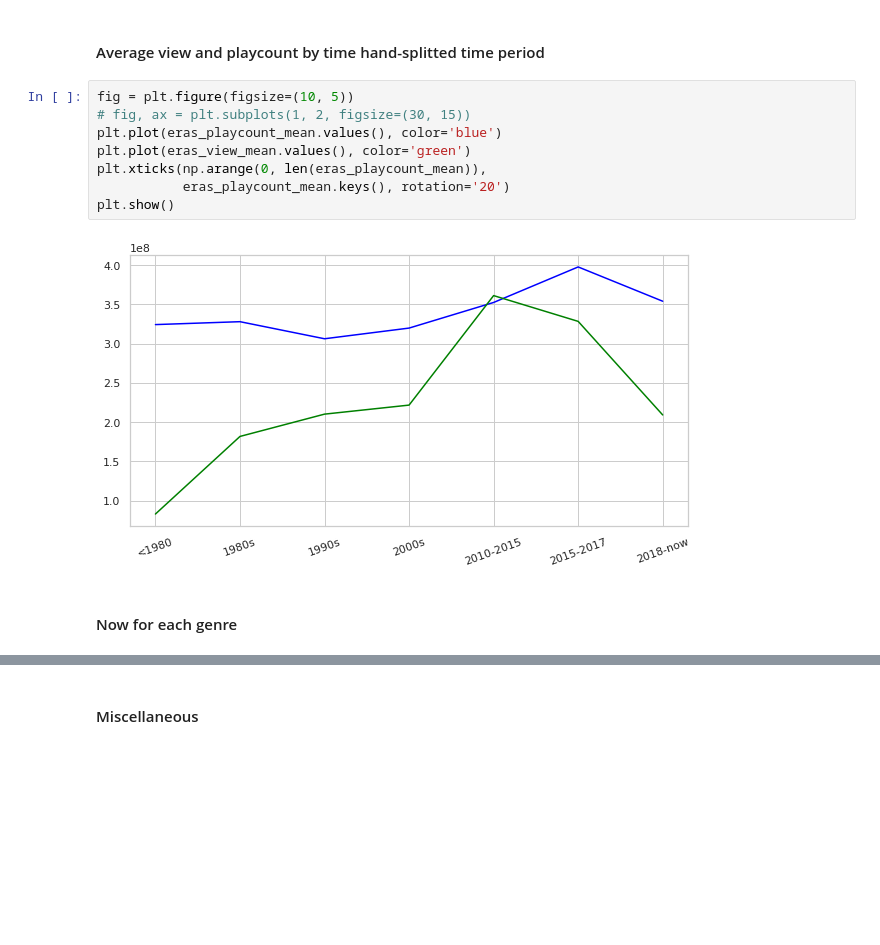
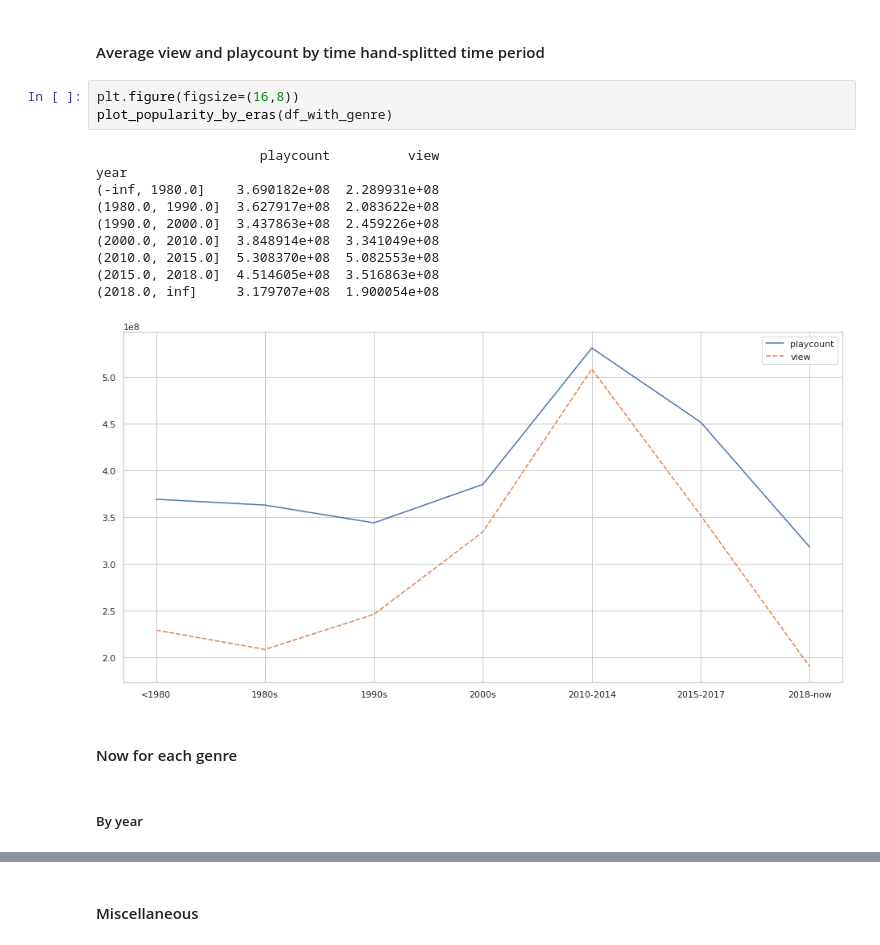
Before and after one commit to vietcheems/Music-Popularity-Analysis, a Jupyter notebook: Analysis/analysis.ipynb, the cells around one changed output, grey strips where cells are left out. Drawn from its saved outputs; the diff is of its cells as text; blank space fills up the shorter version.

```diff
--- a/Analysis/analysis.ipynb
+++ b/Analysis/analysis.ipynb
@@ -670,17 +660,23 @@ plot_popularity(df)
 [figure]
 # %% [markdown]
 #### Average view and playcount by time hand-splitted time period
-# %%
-fig = plt.figure(figsize=(10, 5))
-# fig, ax = plt.subplots(1, 2, figsize=(30, 15))
-plt.plot(eras_playcount_mean.values(), color='blue')
-plt.plot(eras_view_mean.values(), color='green')
-plt.xticks(np.arange(0, len(eras_playcount_mean)),
-           eras_playcount_mean.keys(), rotation='20')
-plt.show()
-# %% [output]
-[figure, removed]
+# %%
+plt.figure(figsize=(16,8))
+plot_popularity_by_eras(df_with_genre)
+# %% [output]
+                     playcount          view
+year
+(-inf, 1980.0]    3.690182e+08  2.289931e+08
+(1980.0, 1990.0]  3.627917e+08  2.083622e+08
+(1990.0, 2000.0]  3.437863e+08  2.459226e+08
+(2000.0, 2010.0]  3.848914e+08  3.341049e+08
+(2010.0, 2015.0]  5.308370e+08  5.082553e+08
+(2015.0, 2018.0]  4.514605e+08  3.516863e+08
+(2018.0, inf]     3.179707e+08  1.900054e+08
+[figure, added]
 # %% [markdown]
 #### Now for each genre
+# %% [markdown]
+##### By year
 # %%
 g = sns.FacetGrid(df_with_genre, row="genres", aspect=5, height=2)
```
Also changed, not shown: parts of 28 cells of this notebook, 7 other files.
